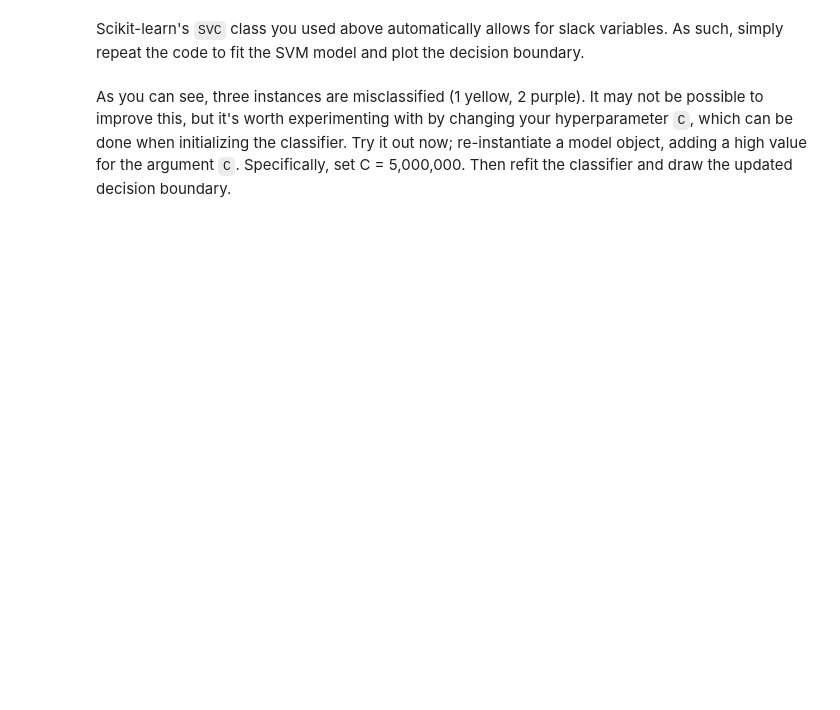
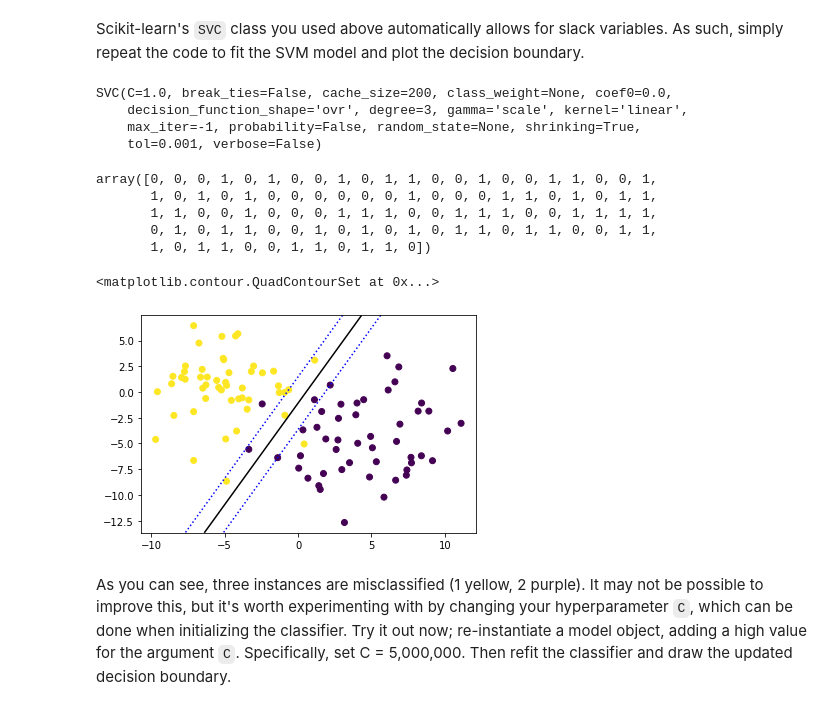
Before and after one commit to jirvingphd/fsds_pt_100719_cohort_notes, a Jupyter notebook: labs_from_class/sect_31_SVMs/svm_sklearn_lab_SG.ipynb, the cells around one changed output. Saved outputs shown, nothing was run; the diff lists cells and outputs as text; code cells hidden in the pictures; blank space fills up the shorter version.

```diff
--- a/labs_from_class/sect_31_SVMs/svm_sklearn_lab_SG.ipynb
+++ b/labs_from_class/sect_31_SVMs/svm_sklearn_lab_SG.ipynb
@@ -100,5 +245,7 @@ Finally, you need to reshape the outputs from `meshgrid()` to create a numpy arr
 # %%
 # Your code here
-x11x12 = None
+x11x12 = np.c_[X11_C.ravel(),X12_C.ravel()]
 
 # Check the shape
+print(x11x12.shape)
+x11x12
@@ -134,5 +348,30 @@ plt.show()
 # %% [markdown]
 ## When the data is not linearly separable
+# %%
+def get_meshgrid(X_1):
+    """Takes a 2-column X variable and creates a meshgrid cooridnate
+    system using the min and max of the X-features.
+    Returns:
+        X11_C: meshgrid - for col 1?
+        X12_C: meshgrid - for col 2?
+        x11x12:
+        """
+    X_11 = X_1[:,0]
+    X_12 = X_1[:,1]
+    # Limits for the axes
+    X11_min, X11_max = X_11.min()-1, X_11.max()+1
+    X12_min, X12_max = X_12.min()-1, X_12.max()+1
+
+    # Your code here
+    x11_coord = np.linspace(X11_min,X11_max,10)
+    x12_coord = np.linspace(X12_min,X12_max,10)
+
+    # Your code here
+    X12_C, X11_C = np.meshgrid(x12_coord,x11_coord)
+    x11x12 = np.c_[X11_C.flatten(),X12_C.flatten()]
+
+#     print(X12_C.shape, X11_C.shape)
+    return X11_C,X12_C,x11x12
 # %% [markdown]
 The previous example was pretty easy. The two "clusters" were easily separable by one straight line classifying every single instance correctly. But what if this isn't the case? Let's look at the second dataset again:
 # %%
@@ -145,2 +384,34 @@ Scikit-learn's `SVC` class you used above automatically allows for slack variabl
+# %%
+# Your code here
+# Your code here
+
+clf2 = SVC(kernel='linear')
+clf2.fit(X_2, y_2)
+# %% [output]
+SVC(C=1.0, break_ties=False, cache_size=200, class_weight=None, coef0=0.0,
+    decision_function_shape='ovr', degree=3, gamma='scale', kernel='linear',
+    max_iter=-1, probability=False, random_state=None, shrinking=True,
+    tol=0.001, verbose=False)
+# %%
+y_2
+# %% [output]
+array([0, 0, 0, 1, 0, 1, 0, 0, 1, 0, 1, 1, 0, 0, 1, 0, 0, 1, 1, 0, 0, 1,
+       1, 0, 1, 0, 1, 0, 0, 0, 0, 0, 0, 1, 0, 0, 0, 1, 1, 0, 1, 0, 1, 1,
+       1, 1, 0, 0, 1, 0, 0, 0, 1, 1, 1, 0, 0, 1, 1, 1, 0, 0, 1, 1, 1, 1,
+       0, 1, 0, 1, 1, 0, 0, 1, 0, 1, 0, 1, 0, 1, 1, 0, 1, 1, 0, 0, 1, 1,
+       1, 0, 1, 1, 0, 0, 1, 1, 0, 1, 1, 0])
+# %%
+X21_C, X22_C, x21x22 = get_meshgrid(X_2)
+df2 = clf2.decision_function(x21x22).reshape(X22_C.shape)
+
+X21 = X_2[:,0]
+X22 = X_2[:,1]
+plt.scatter(X21,X22,c=y_2)
+axes = plt.gca()
+axes.contour(X21_C,X22_C,df2,  colors=['blue', 'black', 'blue'],
+             levels= [-1, 0, 1], linestyles=[':', '-', ':'])
+# %% [output]
+<matplotlib.contour.QuadContourSet at 0x...>
+[figure, added]
 # %% [markdown]
 As you can see, three instances are misclassified (1 yellow, 2 purple). It may not be possible to improve this, but it's worth experimenting with by changing your hyperparameter `C`, which can be done when initializing the classifier. Try it out now; re-instantiate a model object, adding a high value for the argument `C`. Specifically, set C = 5,000,000. Then refit the classifier and draw the updated decision boundary.
```
Also changed, not shown: parts of 35 cells of this notebook, 3 other files.
